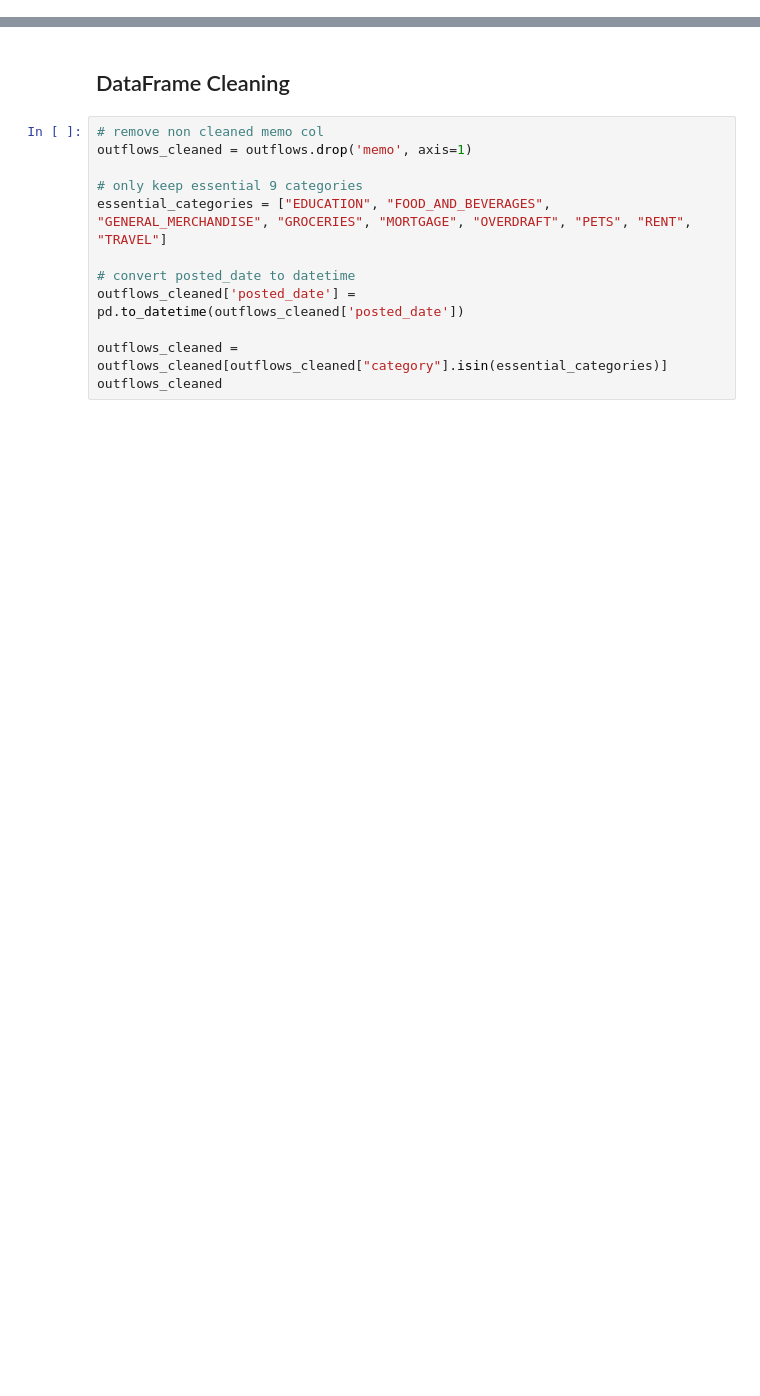
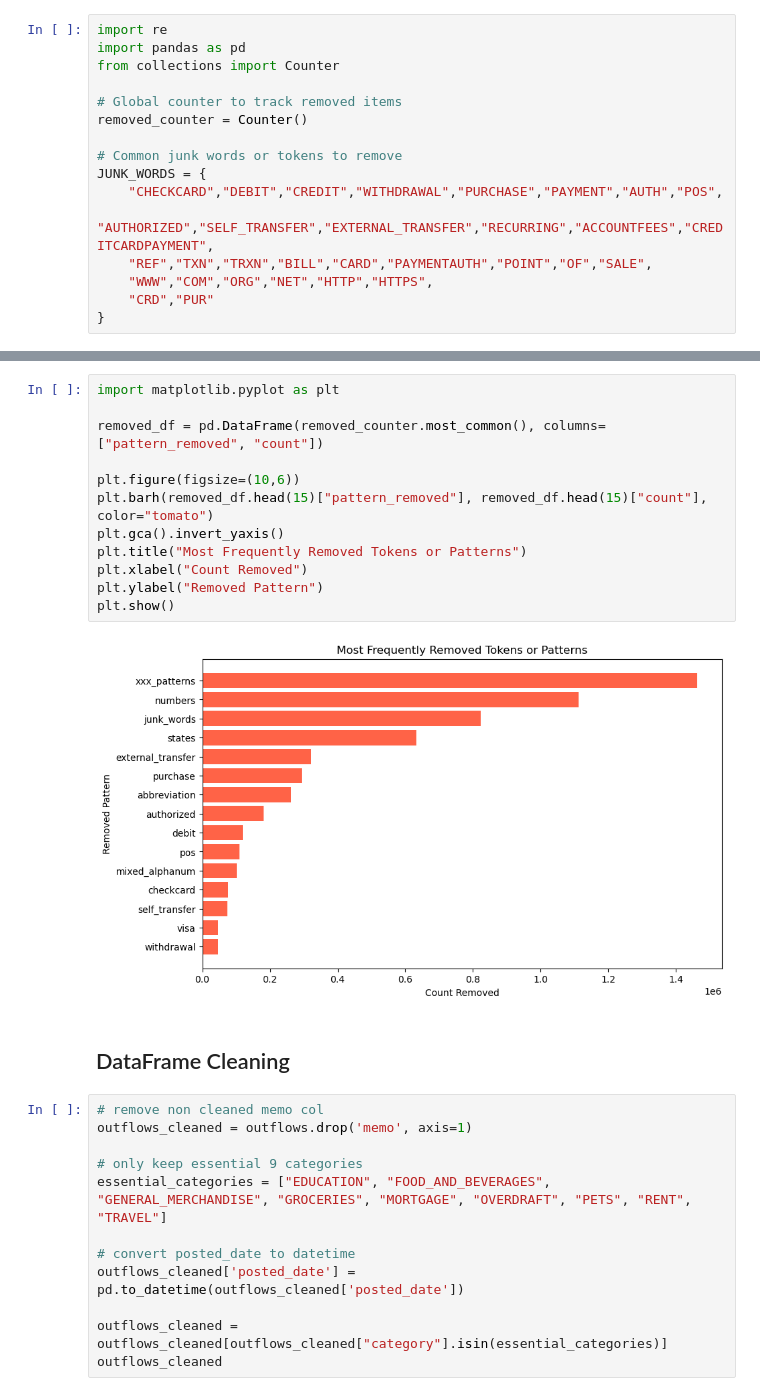
Before and after one commit to etflores1/dsc180a-prism-data, a Jupyter notebook: 03_preprocessing.ipynb, the cells around one changed output, grey strips where cells are left out. Saved outputs shown, nothing was run; the diff lists cells and outputs as text; blank space fills up the shorter version.

```diff
--- a/03_preprocessing.ipynb
+++ b/03_preprocessing.ipynb
@@ -6,0 +8,16 @@ with capture_output():
+# %%
+import re
+import pandas as pd
+from collections import Counter
+
+# Global counter to track removed items
+removed_counter = Counter()
+
+# Common junk words or tokens to remove
+JUNK_WORDS = {
+    "CHECKCARD","DEBIT","CREDIT","WITHDRAWAL","PURCHASE","PAYMENT","AUTH","POS",
+    "AUTHORIZED","SELF_TRANSFER","EXTERNAL_TRANSFER","RECURRING","ACCOUNTFEES","CREDITCARDPAYMENT",
+    "REF","TXN","TRXN","BILL","CARD","PAYMENTAUTH","POINT","OF","SALE",
+    "WWW","COM","ORG","NET","HTTP","HTTPS",
+    "CRD","PUR"
+}
@@ -7,3 +167,17 @@ with capture_output():
+# %%
+import matplotlib.pyplot as plt
+
+removed_df = pd.DataFrame(removed_counter.most_common(), columns=["pattern_removed", "count"])
+
+plt.figure(figsize=(10,6))
+plt.barh(removed_df.head(15)["pattern_removed"], removed_df.head(15)["count"], color="tomato")
+plt.gca().invert_yaxis()
+plt.title("Most Frequently Removed Tokens or Patterns")
+plt.xlabel("Count Removed")
+plt.ylabel("Removed Pattern")
+plt.show()
+# %% [output]
+[figure, added]
 # %% [markdown]
 ## DataFrame Cleaning
 # %%
```
Also changed, not shown: parts of 6 cells of this notebook, 1 other file.
